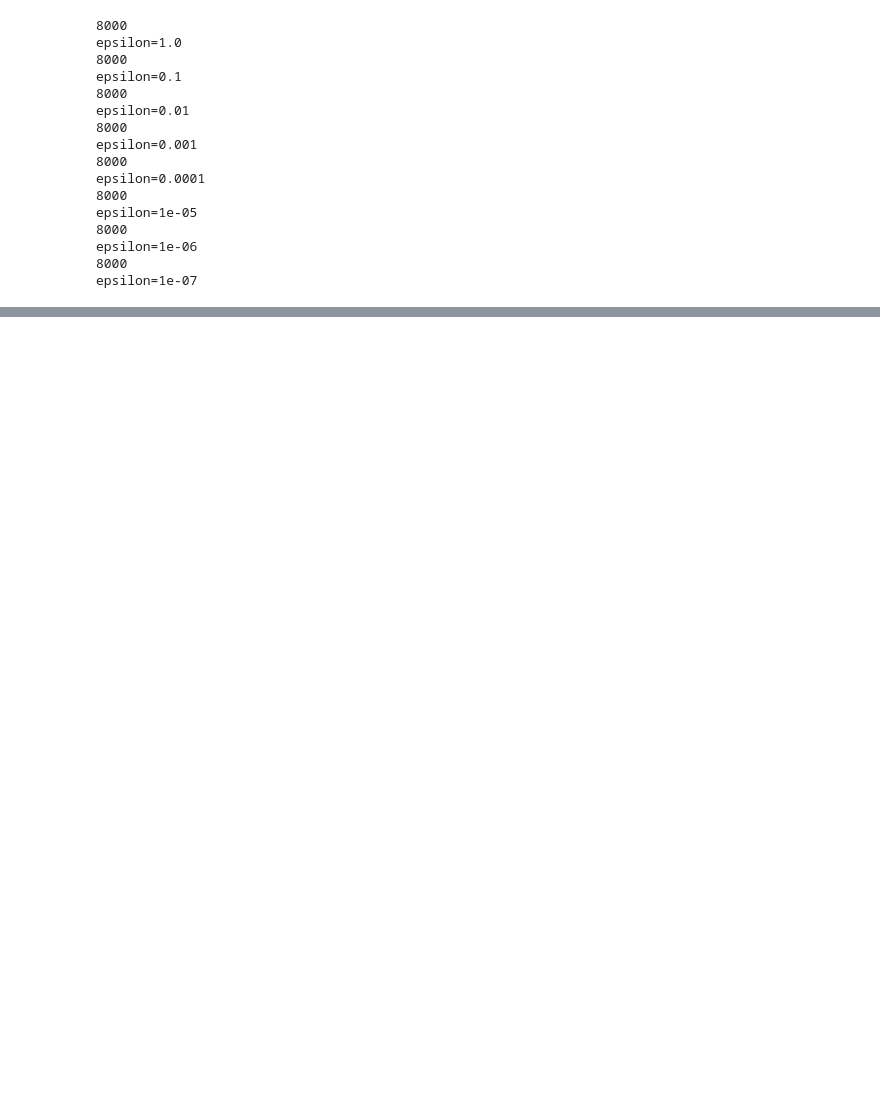
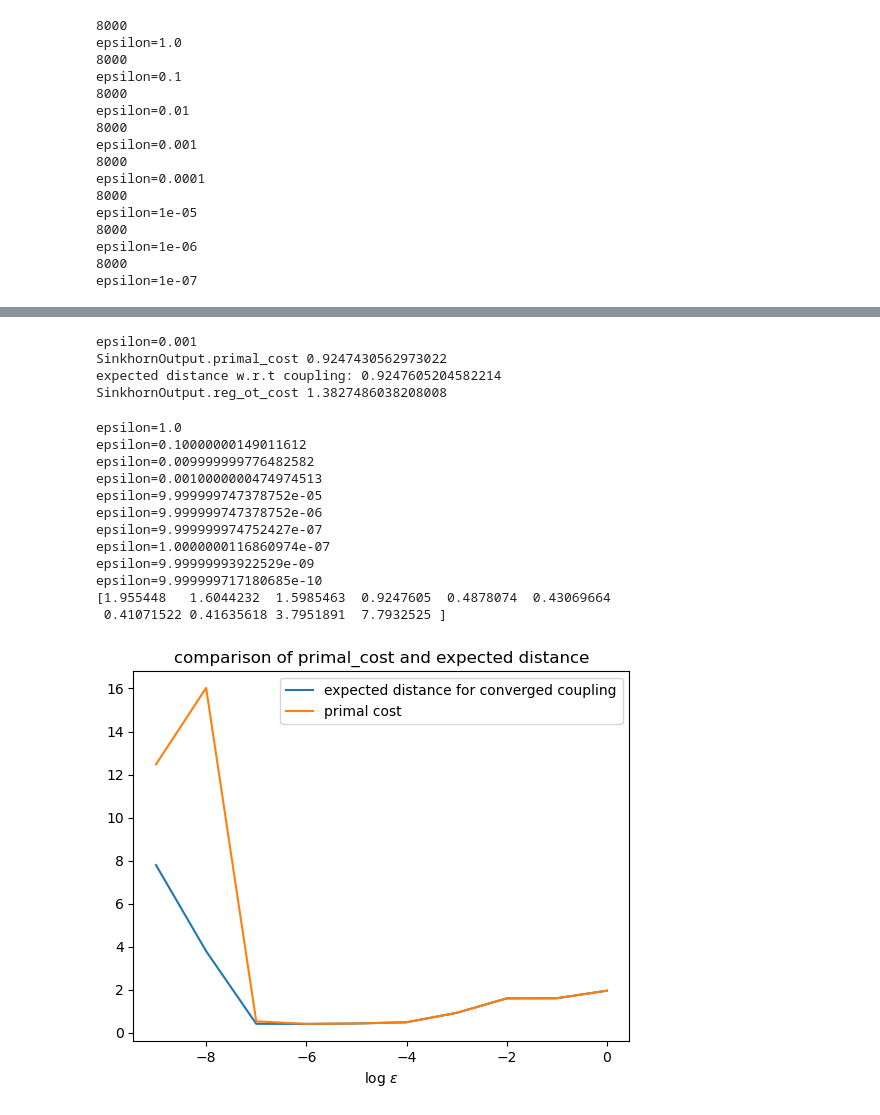
Before and after one commit to jacobe90/birdflow-bilevel, a Jupyter notebook: dev-notebooks/ott-jax test.ipynb, the cells around one changed output, grey strips where cells are left out. Saved outputs shown, nothing was run; the diff lists cells and outputs as text; code cells hidden in the pictures; blank space fills up the shorter version.

```diff
--- a/dev-notebooks/ott-jax test.ipynb
+++ b/dev-notebooks/ott-jax test.ipynb
@@ -155,0 +158,40 @@ plt.show()
+# %%
+ot, _, _, _, _ = random_ott_experiment(20, 1e-3)
+print(f'SinkhornOutput.primal_cost {ot.primal_cost}')
+ex_dis = jnp.dot(ot.geom.cost_matrix.ravel(), ot.matrix.ravel())
+print(f'expected distance w.r.t coupling: {ex_dis}')
+print(f'SinkhornOutput.reg_ot_cost {ot.reg_ot_cost}')
+# %% [output]
+epsilon=0.001
+SinkhornOutput.primal_cost 0.9247430562973022
+expected distance w.r.t coupling: 0.9247605204582214
+SinkhornOutput.reg_ot_cost 1.3827486038208008
+# %%
+results = []
+epsilons = jnp.array([10**(-x) for x in range(10)])
+for eps in epsilons:
+    ot, _, _, _, _ = random_ott_experiment(20, eps)
+    ex_dis = jnp.dot(ot.geom.cost_matrix.ravel(), ot.matrix.ravel())
+    results.append([ex_dis, ot.primal_cost])
+results = jnp.array(results)
+print(results[:, 0])
+plt.plot(jnp.log10(epsilons), results[:, 0], label='expected distance for converged coupling')
+plt.plot(jnp.log10(epsilons), results[:, 1], label='primal cost')
+plt.xlabel('log $\epsilon$')
+plt.legend()
+plt.title('comparison of primal_cost and expected distance')
+plt.show()
+# %% [output]
+epsilon=1.0
+epsilon=0.10000000149011612
+epsilon=0.009999999776482582
+epsilon=0.0010000000474974513
+epsilon=9.999999747378752e-05
+epsilon=9.999999747378752e-06
+epsilon=9.999999974752427e-07
+epsilon=1.0000000116860974e-07
+epsilon=9.99999993922529e-09
+epsilon=9.999999717180685e-10
+[1.955448   1.6044232  1.5985463  0.9247605  0.4878074  0.43069664
+ 0.41071522 0.41635618 3.7951891  7.7932525 ]
+[figure, added]
```
Also changed, not shown: parts of 6 cells of this notebook.
